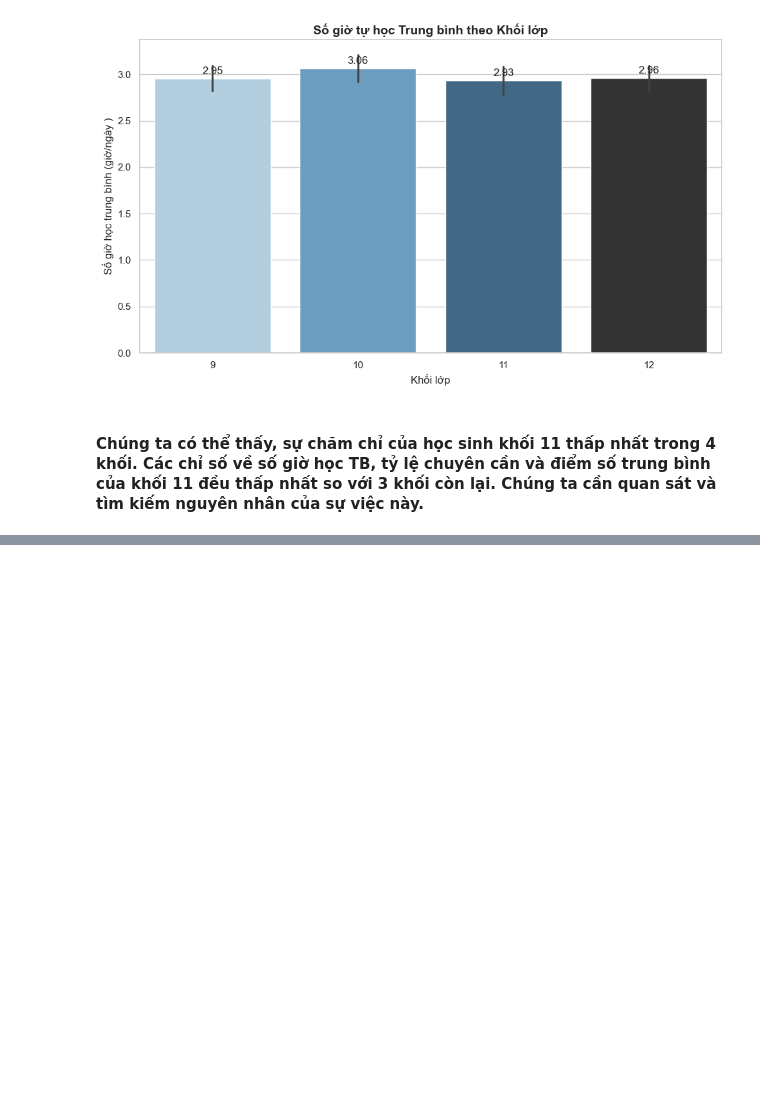
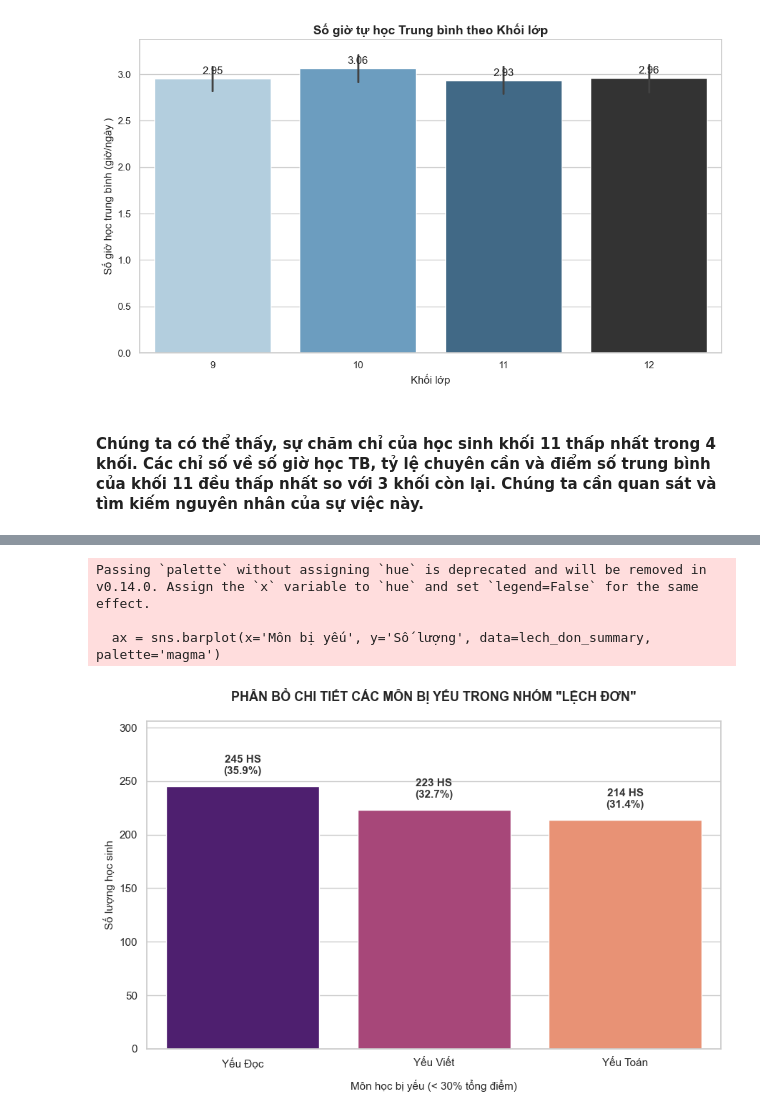
Before and after one commit to EnbacMig21/duan_datahsinh, a Jupyter notebook: phan_tich_data.ipynb, the cells around one changed output, grey strips where cells are left out. Cells and saved outputs as stored; diff of their text form; code cells hidden in the pictures; blank space fills up the shorter version.

```diff
--- a/phan_tich_data.ipynb
+++ b/phan_tich_data.ipynb
@@ -982,0 +983,73 @@ Passing `palette` without assigning `hue` is deprecated and will be removed in v
+# %%
+import pandas as pd
+import matplotlib.pyplot as plt
+import seaborn as sns
+
+# 1. Đọc dữ liệu từ file
+df = pd.read_csv('student_info_updated.csv')
+
+# 2. Tính lại các chỉ số cốt lõi (đề phòng bạn chạy ở một Notebook mới)
+df['total_score'] = df['math_score'] + df['reading_score'] + df['writing_score']
+df['math_low'] = df['math_score'] < (0.3 * df['total_score'])
+df['reading_low'] = df['reading_score'] < (0.3 * df['total_score'])
+df['writing_low'] = df['writing_score'] < (0.3 * df['total_score'])
+
+# Tính số môn lệch của mỗi học sinh
+df['num_low_subjects'] = df['math_low'].astype(int) + df['reading_low'].astype(int) + df['writing_low'].astype(int)
+
+# 3. LỌC RIÊNG NHÓM "LỆCH ĐƠN" (Kém đúng 1 môn)
+df_lech_don = df[df['num_low_subjects'] == 1]
+
+# Đếm số lượng học sinh thọt từng môn trong nhóm này
+# Vì là lệch đơn, nên nếu math_low = True thì 2 môn kia chắc chắn là False
+math_weak_count = df_lech_don['math_low'].sum()
+reading_weak_count = df_lech_don['reading_low'].sum()
+writing_weak_count = df_lech_don['writing_low'].sum()
+
+# 4. Tạo bảng dữ liệu thống kê
+lech_don_summary = pd.DataFrame({
+    'Môn bị yếu': ['Yếu Toán', 'Yếu Đọc', 'Yếu Viết'],
+    'Số lượng': [math_weak_count, reading_weak_count, writing_weak_count]
+})
+
+# Tính tỷ lệ % trong nội bộ nhóm Lệch đơn
+total_lech_don = lech_don_summary['Số lượng'].sum()
+lech_don_summary['Tỷ lệ (%)'] = (lech_don_summary['Số lượng'] / total_lech_don * 100).round(1)
+
+# Sắp xếp giảm dần để thấy môn nào bị yếu nhiều nhất
+lech_don_summary = lech_don_summary.sort_values('Số lượng', ascending=False).reset_index(drop=True)
+
+# In kết quả số cụ thể ra màn hình
+print("--- KẾT QUẢ SỐ CỤ THỂ: CHI TIẾT NHÓM HỌC LỆCH 1 MÔN ---")
+print(lech_don_summary.to_string(index=False))
+
+# ==========================================================
+# 5. TRỰC QUAN HÓA (Biểu đồ cột chi tiết 3 môn)
+# ==========================================================
+plt.figure(figsize=(9, 6))
+sns.set_style("whitegrid")
+
+# Vẽ biểu đồ với màu sắc nhấn mạnh
+ax = sns.barplot(x='Môn bị yếu', y='Số lượng', data=lech_don_summary, palette='magma')
+
+plt.title('PHÂN BỔ CHI TIẾT CÁC MÔN BỊ YẾU TRONG NHÓM "LỆCH ĐƠN"', fontsize=13, fontweight='bold', pad=20)
+plt.xlabel('Môn học bị yếu (< 30% tổng điểm)', fontsize=11, labelpad=10)
+plt.ylabel('Số lượng học sinh', fontsize=11)
+
+# Mở rộng trục Y để chữ không bị cắt
+plt.ylim(0, lech_don_summary['Số lượng'].max() * 1.25)
+
+# Ghi chú Số lượng và % lên từng cột
+for index, p in enumerate(ax.patches):
+    height = p.get_height()
+    percentage = lech_don_summary.loc[index, 'Tỷ lệ (%)']
+
+    ax.annotate(f'{int(height)} HS\n({percentage}%)',
+                (p.get_x() + p.get_width() / 2., height),
+                ha='center', va='bottom',
+                xytext=(0, 10), textcoords='offset points',
+                fontsize=11, fontweight='bold', color='#333')
+
+plt.tight_layout()
+plt.show()
+# %% [output]
@@ -982,0 +1061,4 @@ Passing `palette` without assigning `hue` is deprecated and will be removed in v
+Passing `palette` without assigning `hue` is deprecated and will be removed in v0.14.0. Assign the `x` variable to `hue` and set `legend=False` for the same effect.
+
+  ax = sns.barplot(x='Môn bị yếu', y='Số lượng', data=lech_don_summary, palette='magma')
+[figure, added]
```
Also changed, not shown: parts of 21 cells of this notebook.
